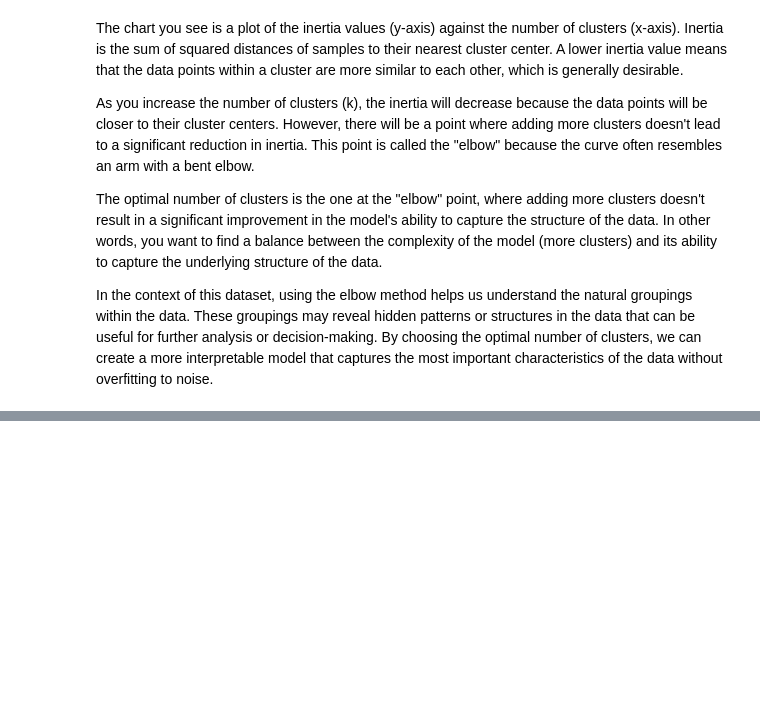
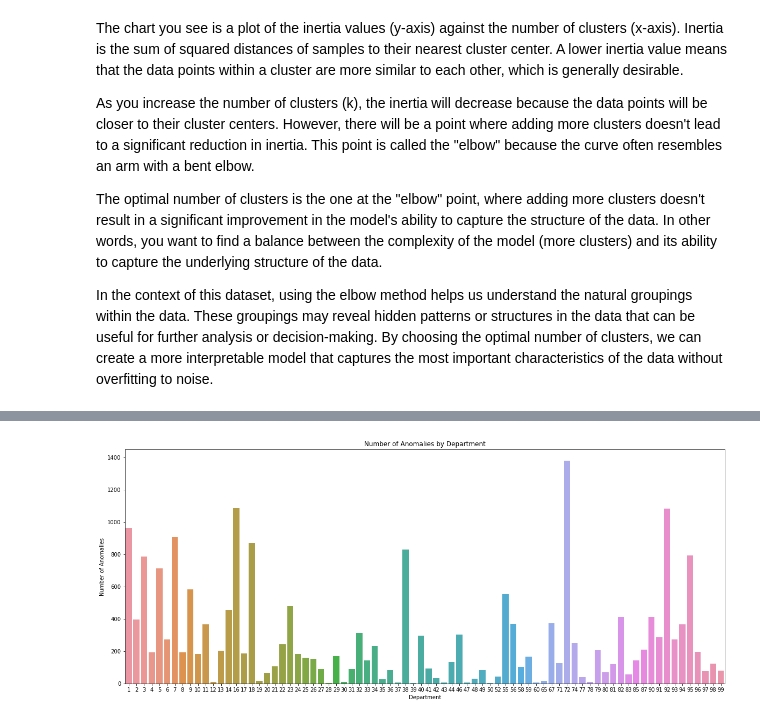
Before and after one commit to WallAlec/WalmartSalesForecasting, a Jupyter notebook: WalmartSalesForecastingData.ipynb, the cells around one changed output, grey strips where cells are left out. Saved outputs shown, nothing was run; the diff lists cells and outputs as text; code cells hidden in the pictures; blank space fills up the shorter version.

```diff
--- a/WalmartSalesForecastingData.ipynb
+++ b/WalmartSalesForecastingData.ipynb
@@ -290,0 +335,17 @@ In the context of this dataset, using the elbow method helps us understand the n
+# %%
+# Calculate the mean distance of each point to its k nearest neighbors
+anomaly_scores = distances.mean(axis=1)
+
+# Normalize the anomaly scores
+anomaly_scores_normalized = (anomaly_scores - np.mean(anomaly_scores)) / np.std(anomaly_scores)
+# %%
+threshold = np.percentile(anomaly_scores_normalized, 95)
+# %%
+# Find the indices of the anomalies
+anomalies_indices = np.where(anomaly_scores_normalized > threshold)
+
+# Extract the anomaly data points
+anomalies = anomaly_data.iloc[anomalies_indices]
+
+print("Anomalies:")
+print(anomalies)
@@ -290,0 +389,4 @@ In the context of this dataset, using the elbow method helps us understand the n
+# %%
+anomalies_by_dept = anomalies.groupby('Dept')['Weekly_Sales'].count().reset_index()
+anomalies_by_dept.columns = ['Dept', 'Anomaly_Count']
+print(anomalies_by_dept.sort_values(by='Anomaly_Count', ascending=False))
@@ -290,0 +408,9 @@ In the context of this dataset, using the elbow method helps us understand the n
+# %%
+plt.figure(figsize=(20, 8))
+sns.barplot(x='Dept', y='Anomaly_Count', data=anomalies_by_dept)
+plt.xlabel('Department')
+plt.ylabel('Number of Anomalies')
+plt.title('Number of Anomalies by Department')
+plt.show()
+# %% [output]
+[figure, added]
```
Also changed, not shown: parts of 32 cells of this notebook.
